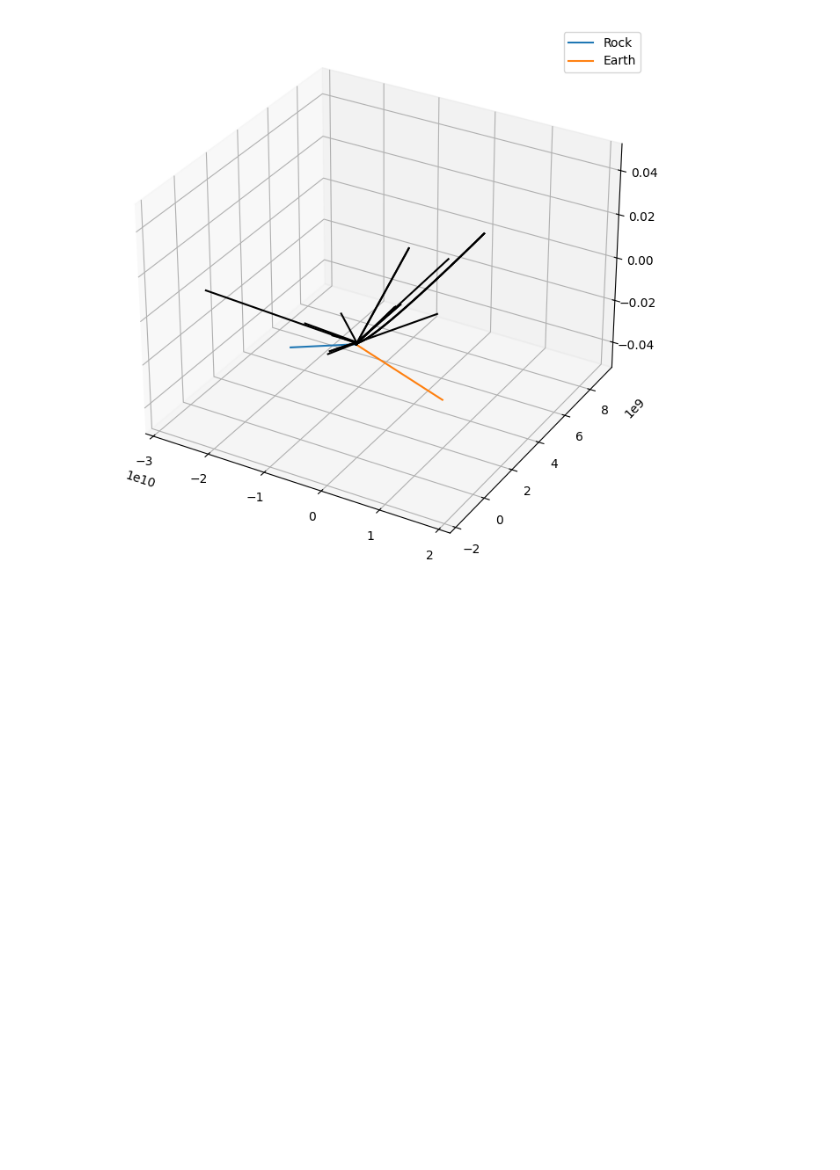
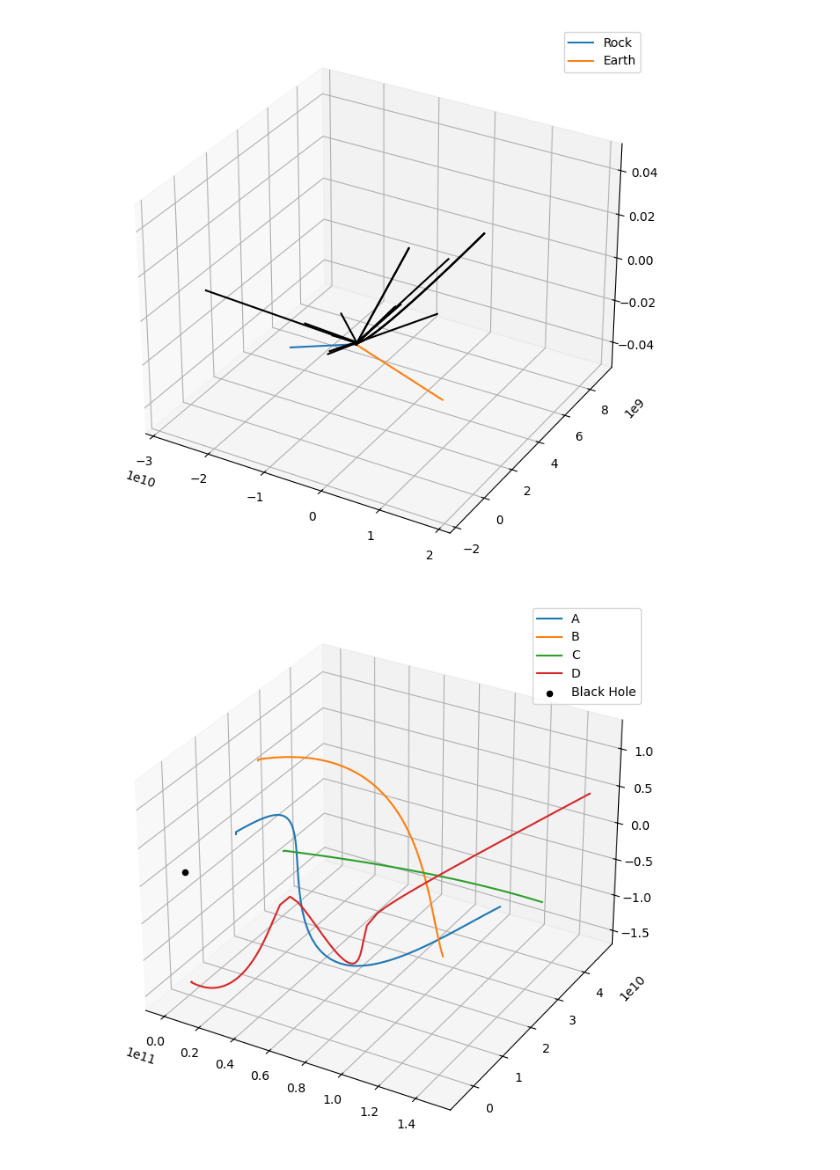
Before and after one commit to Sats2/cosmicBallet, a Jupyter notebook: cosmicBallet/src/three_body_test.ipynb, the cells around one changed output. Saved outputs shown, nothing was run; the diff lists cells and outputs as text; code cells hidden in the pictures; blank space fills up the shorter version.

```diff
--- a/cosmicBallet/src/three_body_test.ipynb
+++ b/cosmicBallet/src/three_body_test.ipynb
@@ -97,3 +97,33 @@ for i in range(x.shape[0]//1000):
     plotter.write_frame()
 
 plotter.close()
+# %%
+from CelestialObjects import Stars, BlackHole
+from MassiveObjectSimulator import SchwarzschildSimulator
+import numpy as np
+import matplotlib.pyplot as plt
+
+mass = 1.989e33
+radius = 6.9634e8
+distance = 1.496e10
+speed = 2.98e7
+black_hole = BlackHole(name="BH", mass=mass*1e3, init_position=[0,0,0], init_velocity=[0,0,0])
+star1 = Stars(name="A", mass=mass, init_position=[distance,0,0], init_velocity=[0,2*speed,0], radius=radius, temperature=5300)
+star2 = Stars(name="B", mass=mass, init_position=[1.5*distance,0.5*distance,0], init_velocity=[0,speed,speed], radius=radius, temperature=5300)
+star3 = Stars(name="C", mass=mass, init_position=[2*distance,-0.5*distance,0], init_velocity=[speed,0,0.5*speed], radius=radius, temperature=5300)
+star4 = Stars(name="D", mass=mass, init_position=[0,-distance,0], init_velocity=[-speed,0,0], radius=radius, temperature=5300)
+# %%
+sim = SchwarzschildSimulator(dense_body=black_hole, stars=[star1,star2,star3,star4], time_step=1, simulation_time=100)
+sim.solve()
+# %%
+fig = plt.figure(figsize=(10,8))
+ax = fig.add_subplot(111, projection="3d")
+
+for star in sim.stars:
+    pos = np.array(star.trajectory)
+    ax.plot(pos[:,0], pos[:,1], pos[:,2], label=star.name)
+ax.scatter(0,0,0, color="black", label="Black Hole")
+plt.legend()
+plt.show()
+# %% [output]
+[figure, added]
```
Also changed, not shown: 3 other files.
